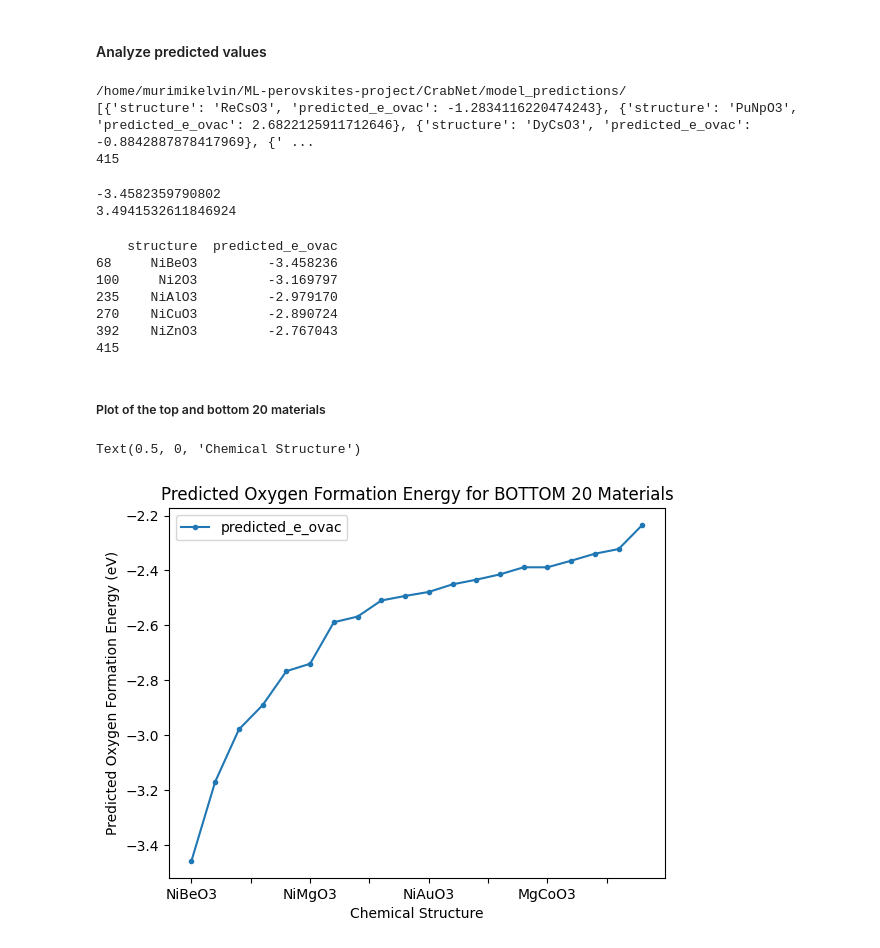
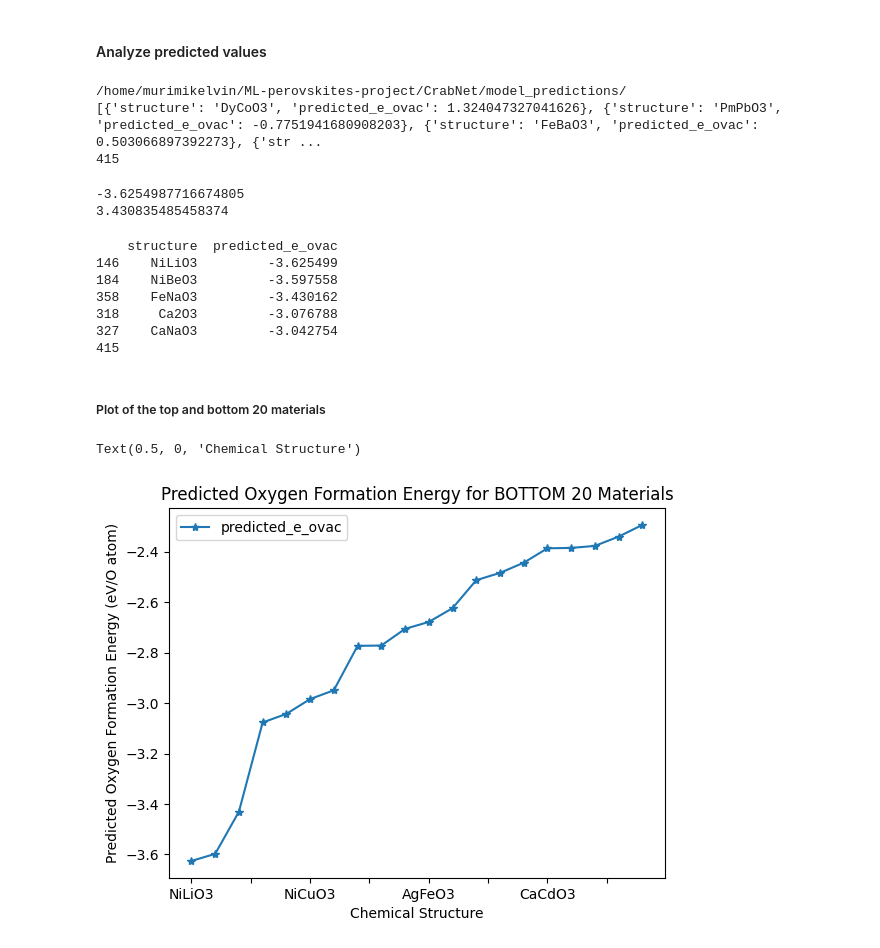
Before and after one commit to Murimikevin/ML-perovskites-project, a Jupyter notebook: Perovskites transformer.ipynb, the cells around one changed output. Drawn from its saved outputs; the diff is of its cells as text; code cells hidden in the pictures.

```diff
--- a/Perovskites transformer.ipynb
+++ b/Perovskites transformer.ipynb
@@ -177,3 +177,40 @@ example_materials_property mae: 2.89
 =====================================================
 # %% [markdown]
 #### Analyzing training performance
+# %%
+
+
+TRAIN_DIR = os.path.join(ROOT_DIR, "CrabNet/model_predictions/")
+print(TRAIN_DIR)
+csv_files = os.listdir(TRAIN_DIR)
+
+trained_data = []
+for _file in csv_files:
+    with open(os.path.join(TRAIN_DIR, _file)) as train_file:
+        csv_reader = csv.reader(train_file)
+
+        row_count = 0
+        for row in csv_reader:
+            if row_count != 0:
+#                 print(row)
+                trained_data.append({
+                    "structure": row[1],
+                    "target_e_ovac": float(row[2]),
+                    "predicted_e_ovac": float(row[3]),
+                    "error": abs(float(row[2]) - float(row[3]))
+
+                })
+
+            row_count += 1
+
+
+print(trained_data[:5])
+print(len(trained_data))
+
+df = pd.DataFrame(trained_data)
+df = df.sort_values(by = 'error')
+df.to_csv('trained_data.csv', index=False)
+
+
+print(df.head())
+print(len(trained_data))
@@ -304,14 +361,14 @@ print(predicted_data[:5])
 print(len(predicted_data))
 # %% [output]
 /home/murimikelvin/ML-perovskites-project/CrabNet/model_predictions/
-[{'structure': 'ReCsO3', 'predicted_e_ovac': -1.2834116220474243}, {'structure': 'PuNpO3', 'predicted_e_ovac': 2.6822125911712646}, {'structure': 'DyCsO3', 'predicted_e_ovac': -0.8842887878417969}, {' ...
+[{'structure': 'DyCoO3', 'predicted_e_ovac': 1.324047327041626}, {'structure': 'PmPbO3', 'predicted_e_ovac': -0.7751941680908203}, {'structure': 'FeBaO3', 'predicted_e_ovac': 0.503066897392273}, {'str ...
 415
 # %%
 print(min([x.get('predicted_e_ovac') for x in predicted_data]))
 print(max([x.get('predicted_e_ovac') for x in predicted_data]))
 # %% [output]
--3.4582359790802
-3.4941532611846924
+-3.6254987716674805
+3.430835485458374
 # %%
 df = pd.DataFrame(predicted_data)
 df = df.sort_values(by = 'predicted_e_ovac')
@@ -322,26 +379,26 @@ print(df.head())
 print(len(predicted_data))
 # %% [output]
     structure  predicted_e_ovac
-68     NiBeO3         -3.458236
-100     Ni2O3         -3.169797
-235    NiAlO3         -2.979170
-270    NiCuO3         -2.890724
-392    NiZnO3         -2.767043
+146    NiLiO3         -3.625499
+184    NiBeO3         -3.597558
+358    FeNaO3         -3.430162
+318     Ca2O3         -3.076788
+327    CaNaO3         -3.042754
 415
 # %% [markdown]
 ##### Plot of the top and bottom 20 materials
 # %%
 NUMBER = 20
 
 new_df = (df[:NUMBER])
 
-ax = new_df.plot(style='.-', x='structure', y='predicted_e_ovac')
+ax = new_df.plot(style='*-', x='structure', y='predicted_e_ovac')
 ax.set_title(f"Predicted Oxygen Formation Energy for BOTTOM {NUMBER} Materials")
-ax.set_ylabel('Predicted Oxygen Formation Energy (eV)')
+ax.set_ylabel('Predicted Oxygen Formation Energy (eV/O atom)')
 ax.set_xlabel("Chemical Structure")
 # %% [output]
 Text(0.5, 0, 'Chemical Structure')
-[figure, old version]
+[figure, new version]
 # %%
 NUMBER = 20
 
```
Also changed, not shown: parts of 7 cells of this notebook.
